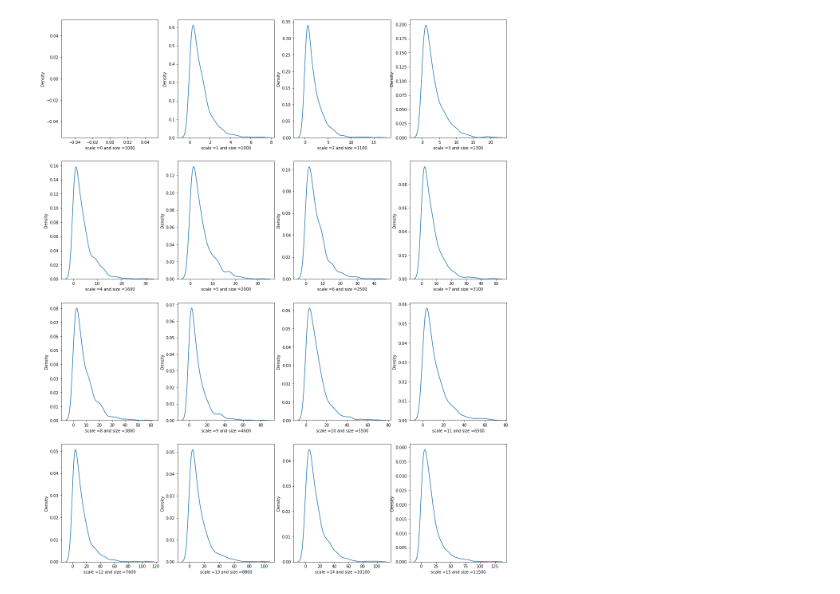
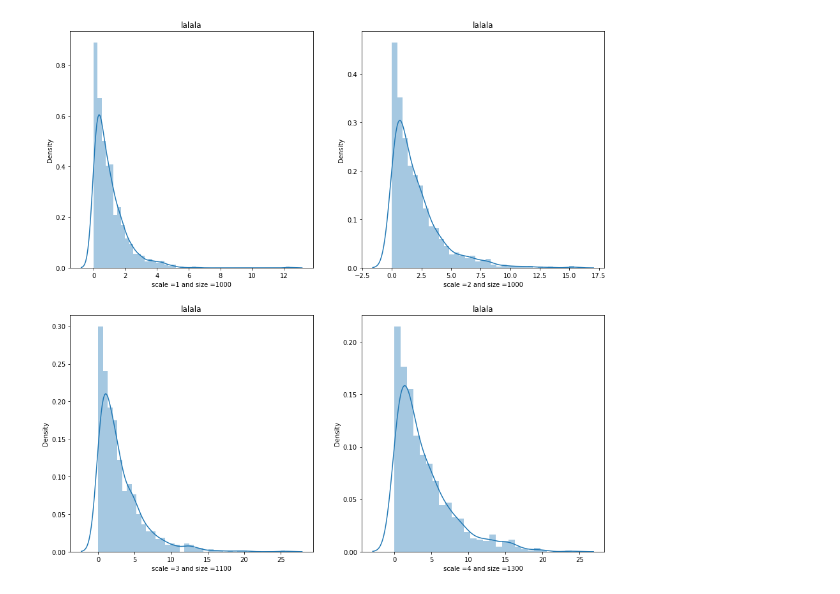
Before and after one commit to nimritee/python_udemy_course, a Jupyter notebook: DataScience/Exponential Distribution.ipynb, the cells around one changed output. Cells and saved outputs as stored; diff of their text form; code cells hidden in the pictures.

```diff
--- a/DataScience/Exponential Distribution.ipynb
+++ b/DataScience/Exponential Distribution.ipynb
@@ -8,12 +8,13 @@ from numpy import random
 import matplotlib.pyplot as plt
 import seaborn as sns
 # %%
-fig, ax = plt.subplots(nrows=4, ncols=4, figsize=(20,25))
+fig, ax = plt.subplots(nrows=2, ncols=2, figsize=(15,15))
 size = 1000
-for i,ax in zip(range(16),ax.ravel()):
-    sns.distplot(random.exponential(scale=i,size=1000), hist=False, ax=ax)
-    ax.set(xlabel='scale ={} and size ={}'.format(i,size))
+for i,ax in zip(range(4),ax.ravel()):
+    sns.distplot(random.exponential(scale=i+1,size=1000), ax=ax)
+    ax.set(xlabel='scale ={} and size ={}'.format(i+1,size))
     size = size + (i*100)
+    ax.set_title('lalala')
 plt.show()
 # %% [output]
-[figure, old version]
+[figure, new version]
```
Also changed, not shown: 6 other files.
